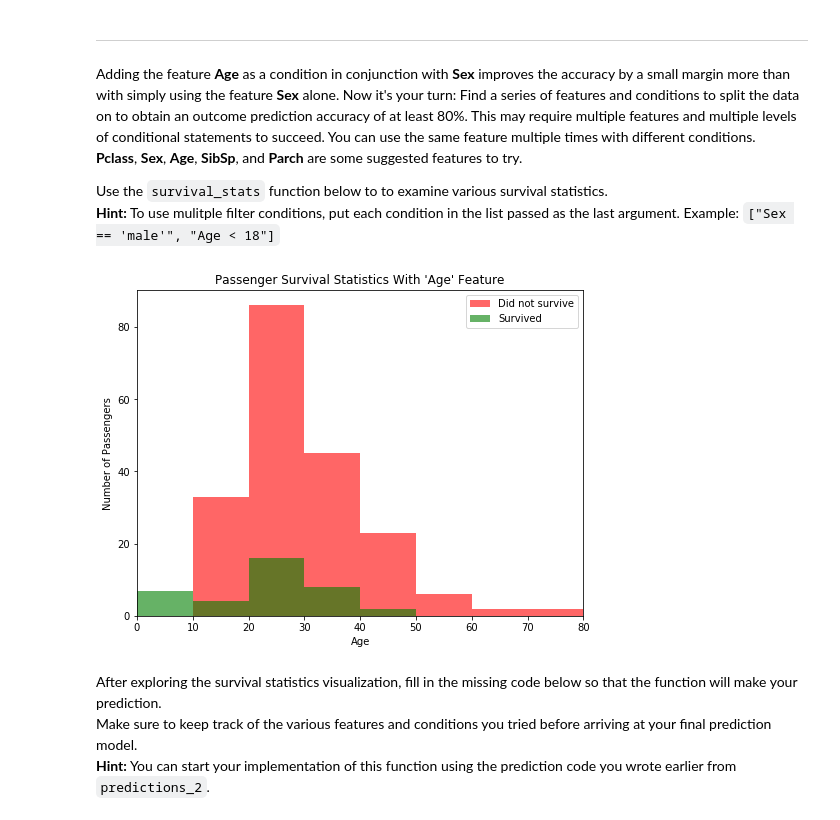
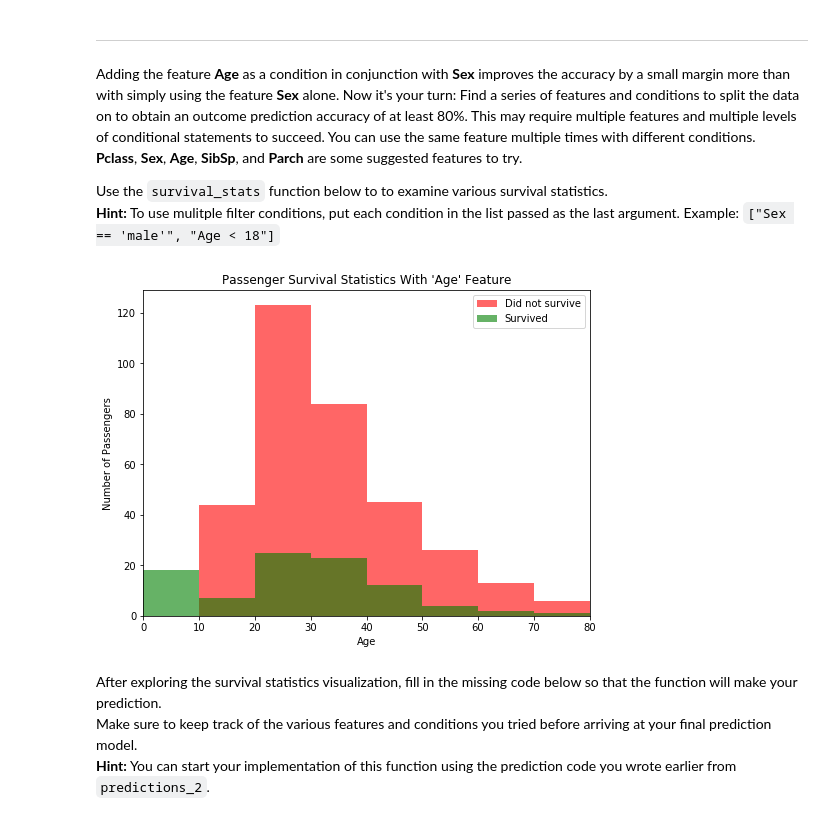
Before and after one commit to pushkarv/machine-learning, a Jupyter notebook: projects/titanic_survival_exploration/titanic_survival_exploration.ipynb, the cells around one changed output. Cells and saved outputs as stored; diff of their text form; code cells hidden in the pictures.

Commit message:
updates based on feedback

```diff
--- a/projects/titanic_survival_exploration/titanic_survival_exploration.ipynb
+++ b/projects/titanic_survival_exploration/titanic_survival_exploration.ipynb
@@ -213,10 +213,38 @@ Adding the feature **Age** as a condition in conjunction with **Sex** improves t
 
 Use the `survival_stats` function below to to examine various survival statistics.
 **Hint:** To use mulitple filter conditions, put each condition in the list passed as the last argument. Example: `["Sex == 'male'", "Age < 18"]`
-# %%
-vs.survival_stats(data, outcomes, 'Age', ["Sex == 'male'", "Pclass == 3", "SibSp < 3"])
-# %% [output]
-[figure, removed]
+# %%
+# Building on the previous results, there is a clear distinction of more males not surviving and more females surviving
+#vs.survival_stats(data, outcomes, 'Sex')
+
+# Further analyis by Age reveals that all under age 10 survived
+#vs.survival_stats(data, outcomes, 'Age')
+
+# Combining Sex & Age further majority under age 10 and male survived  (based on result earlier in this notebook)
+#vs.survival_stats(data, outcomes, 'Age', ["Sex == 'male'"])
+
+# Looking at feature Pclass, there is a significant volumes for survivors vs. non-survivors for Pclass = 1, 2, 3
+#vs.survival_stats(data, outcomes, 'Pclass')
+
+# Using Pclass as an additional feature does NOT reveal further distinction, in fact, it reduces the distinction
+# between ages 10 & 20 for survivors vs. non-survivors, so Pclass possibly not a good feature
+#vs.survival_stats(data, outcomes, 'Age', ["Sex == 'male'", "Pclass >= 1"])
+
+# There seem to be high numbers of survivors vs. non-survivors for Parch=0,1,2
+#vs.survival_stats(data, outcomes, 'Parch')
+
+# This is similar to Age, Sex=male & Pclass>=1
+#vs.survival_stats(data, outcomes, 'Age', ["Sex == 'male'", "Parch < 3"])
+
+# Looking at feature SibSp, there is a large volume for survivors vs. non-survivors for SibSp=0,1,2 ; with 2 being
+# somewhat fuzzy as statistically significant
+#vs.survival_stats(data, outcomes, 'SibSp')
+
+# Using SibSp with the other features, there is a clear distinction among having only survivors under age 10 that
+#are male and having either no siblings/spouse or upto 2 siblings/spouse
+vs.survival_stats(data, outcomes, 'Age', ["Sex == 'male'", "SibSp < 3"])
+# %% [output]
+[figure, added]
 # %% [markdown]
 After exploring the survival statistics visualization, fill in the missing code below so that the function will make your prediction.
 Make sure to keep track of the various features and conditions you tried before arriving at your final prediction model.
```
Also changed, not shown: parts of 4 cells of this notebook, 1 other file.
